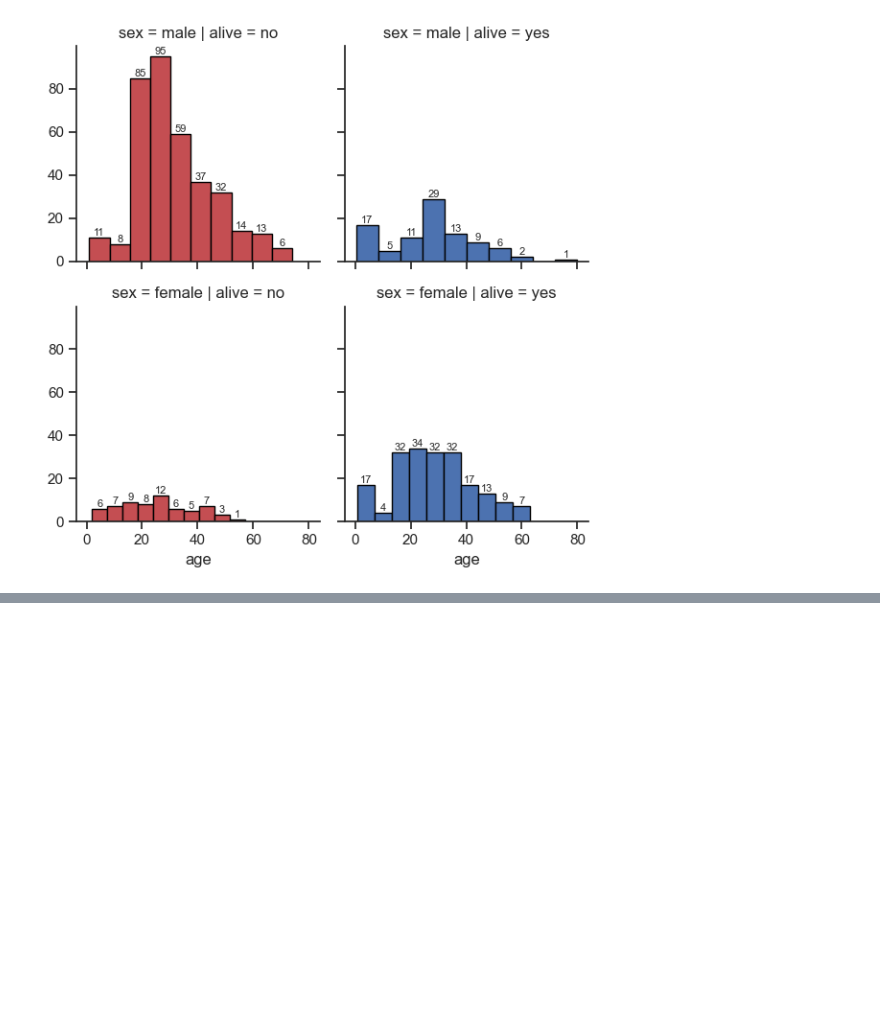
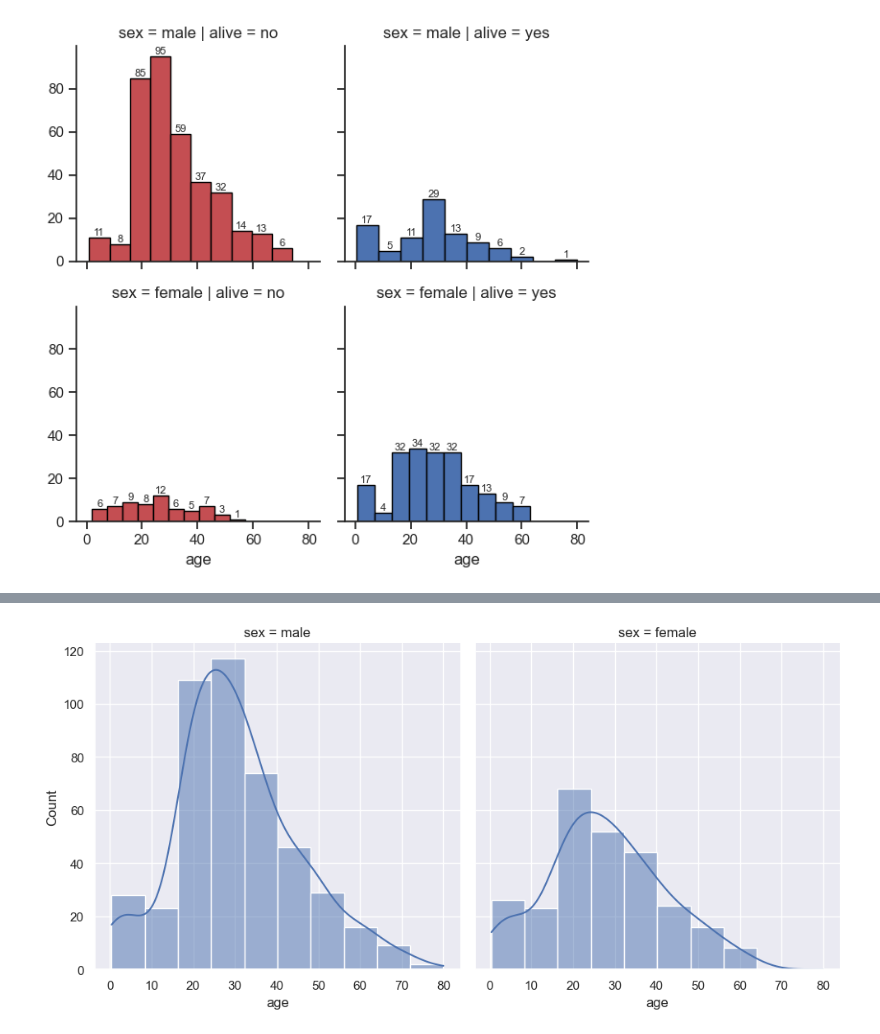
Before and after one commit to rakeshtparayil/Matplotlib-Seaborn, a Jupyter notebook: matplotlib&seaborn.ipynb, the cells around one changed output, grey strips where cells are left out. Cells and saved outputs as stored; diff of their text form; code cells hidden in the pictures; blank space fills up the shorter version.

Commit message:
updated_with_graphs

```diff
--- a/matplotlib&seaborn.ipynb
+++ b/matplotlib&seaborn.ipynb
@@ -129,0 +156,6 @@ plt.show()
+# %%
+# Example 1: Single Variable Distribution by sex
+sns.displot(data=titanic, x="age", col="sex", kde=True, bins=10)
+plt.show()
+# %% [output]
+[figure, added]
```
Also changed, not shown: parts of 7 cells of this notebook.
